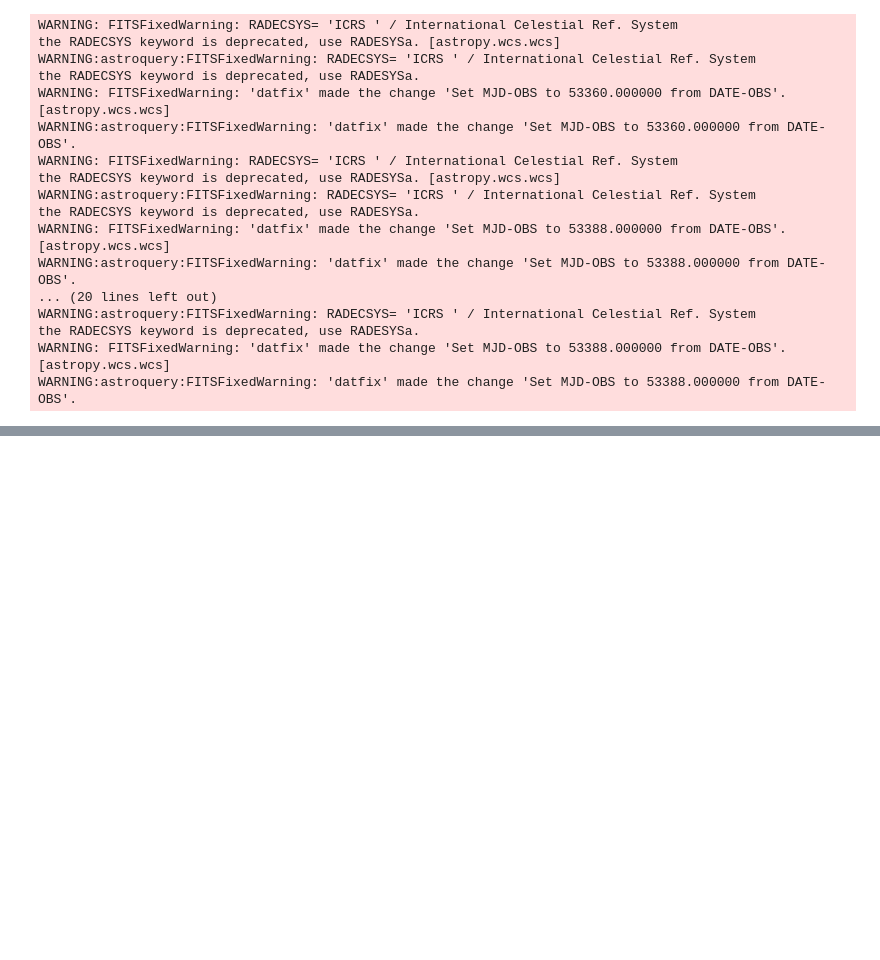
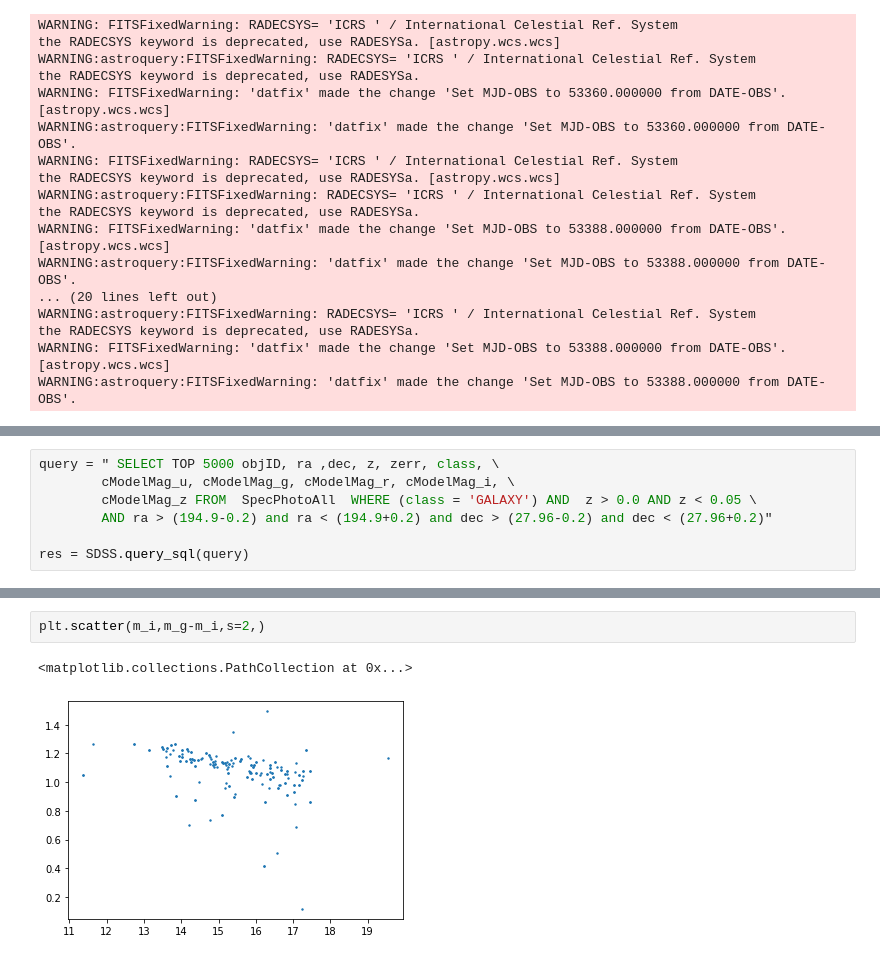
Before and after one commit to csabiu/astronomy, a Jupyter notebook: Astro_galaxies.ipynb, the cells around one changed output, grey strips where cells are left out. Saved outputs shown, nothing was run; the diff lists cells and outputs as text; blank space fills up the shorter version.

```diff
--- a/Astro_galaxies.ipynb
+++ b/Astro_galaxies.ipynb
@@ -161,0 +163,7 @@ plt.ylabel('dec')
+# %%
+query = " SELECT TOP 5000 objID, ra ,dec, z, zerr, class, \
+        cModelMag_u, cModelMag_g, cModelMag_r, cModelMag_i, \
+        cModelMag_z FROM  SpecPhotoAll  WHERE (class = 'GALAXY') AND  z > 0.0 AND z < 0.05 \
+        AND ra > (194.9-0.2) and ra < (194.9+0.2) and dec > (27.96-0.2) and dec < (27.96+0.2)"
+
+res = SDSS.query_sql(query)
@@ -161,0 +182,5 @@ plt.ylabel('dec')
+# %%
+plt.scatter(m_i,m_g-m_i,s=2,)
+# %% [output]
+<matplotlib.collections.PathCollection at 0x...>
+[figure, added]
```
Also changed, not shown: parts of 5 cells of this notebook.
